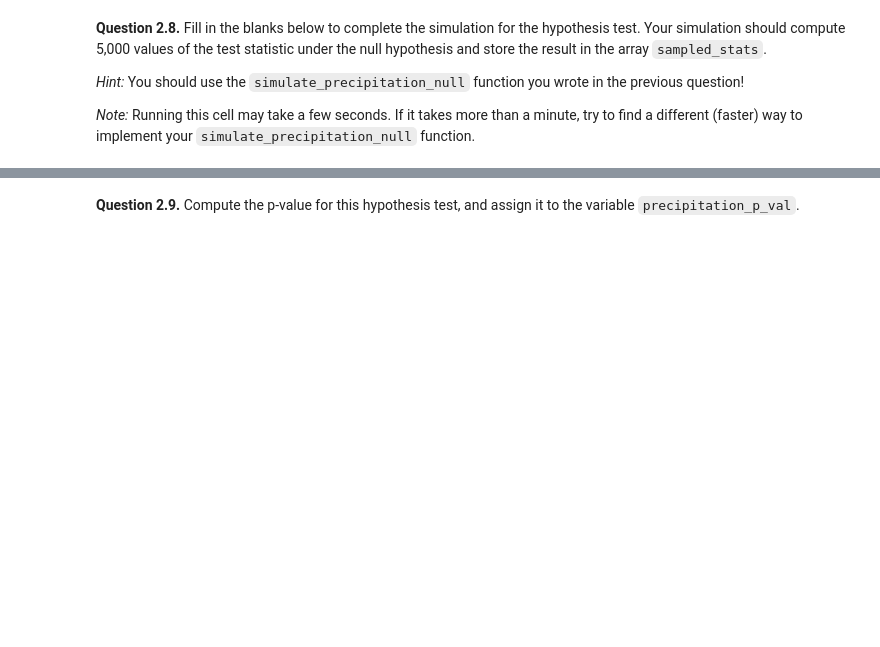
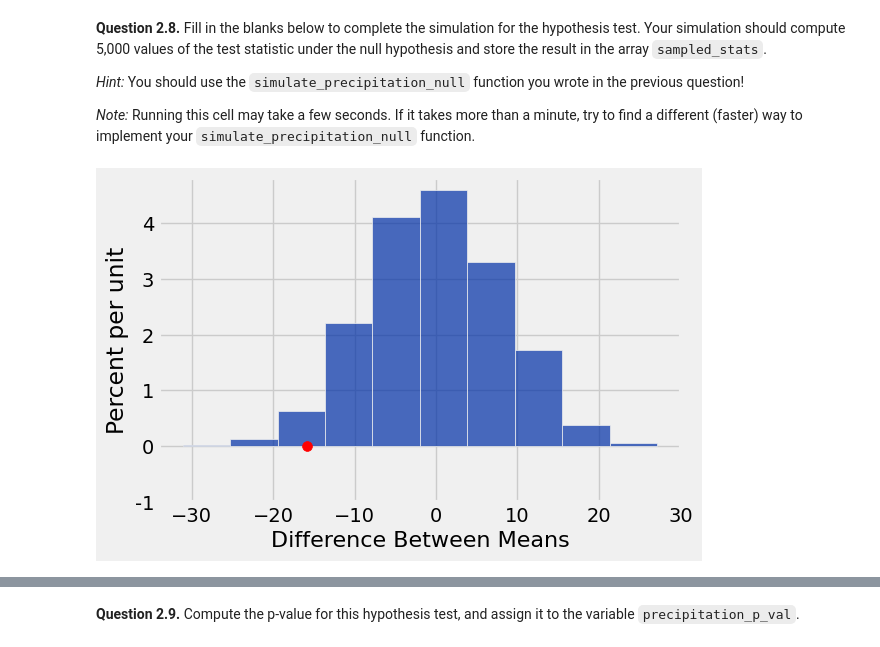
Before and after one commit to cplahn/cplahn_DATA_Fall, a Jupyter notebook: project2/project2.ipynb, the cells around one changed output, grey strips where cells are left out. Drawn from its saved outputs; the diff is of its cells as text; code cells hidden in the pictures; blank space fills up the shorter version.

```diff
--- a/project2/project2.ipynb
+++ b/project2/project2.ipynb
@@ -627,7 +646,10 @@ Then, use the function you define to assign `observed_statistic` to the observed
 *Hint*: Use the `group` function to compute the average preciptation for the two categories.
 # %%
 def test_statistic(t):
-    ...
+    grouped=t.group('Label',np.mean)
+    drought_avg = grouped.where('Label', 'drought').column('Precipitation mean').item(0)
+    other_avg = grouped.where('Label', 'other').column('Precipitation mean').item(0)
+    return drought_avg - other_avg
 
-observed_statistic = ...
+observed_statistic = test_statistic(drought)
 observed_statistic
@@ -639,9 +665,12 @@ Now that we have defined our hypotheses and test statistic, we are ready to cond
 **Question 2.7.** Write a function to simulate the test statistic under the null hypothesis. The `simulate_precipitation_null` function should simulate the null hypothesis once (not 5,000 times) and return the value of the test statistic for that simulated sample.
 
 *Hint*: Using `t.with_column(...)` with a column name that already exists in a table `t` will replace that column with the newly specified values.
-# %%
-def simulate_precipitation_null():
-    ...
-
-# Run your function a couple times to make sure that it works
-simulate_precipitation_null()
+# %%
+def simulate_precipitation_null():
+    shuffled = drought.sample(with_replacement=False)
+    simulated_table = drought.with_column('Shuffled Label', shuffled.column('Label'))
+    test_table = simulated_table.select('Shuffled Label', 'Precipitation').relabel('Shuffled Label', 'Label')
+    return test_statistic(test_table)
+
+# Run your function a couple times to make sure that it works
+simulate_precipitation_null()
@@ -654,15 +687,18 @@ grader.check("q2_7")
 
 *Note:* Running this cell may take a few seconds. If it takes more than a minute, try to find a different (faster) way to implement your `simulate_precipitation_null` function.
 # %%
-sampled_stats = ...
+sampled_stats = make_array()
 
-repetitions = ...
+repetitions = 5000
 for i in np.arange(repetitions):
-    ...
+    sim_stat=simulate_precipitation_null()
+    sampled_stats=np.append(sampled_stats,sim_stat)
 
 # Do not change these lines
 Table().with_column('Difference Between Means', sampled_stats).hist()
 plt.scatter(observed_statistic, 0, c="r", s=50);
 plt.ylim(-0.01);
+# %% [output]
+[figure, added]
 # %%
 grader.check("q2_8")
```
Also changed, not shown: parts of 19 cells of this notebook, 2 other files.
